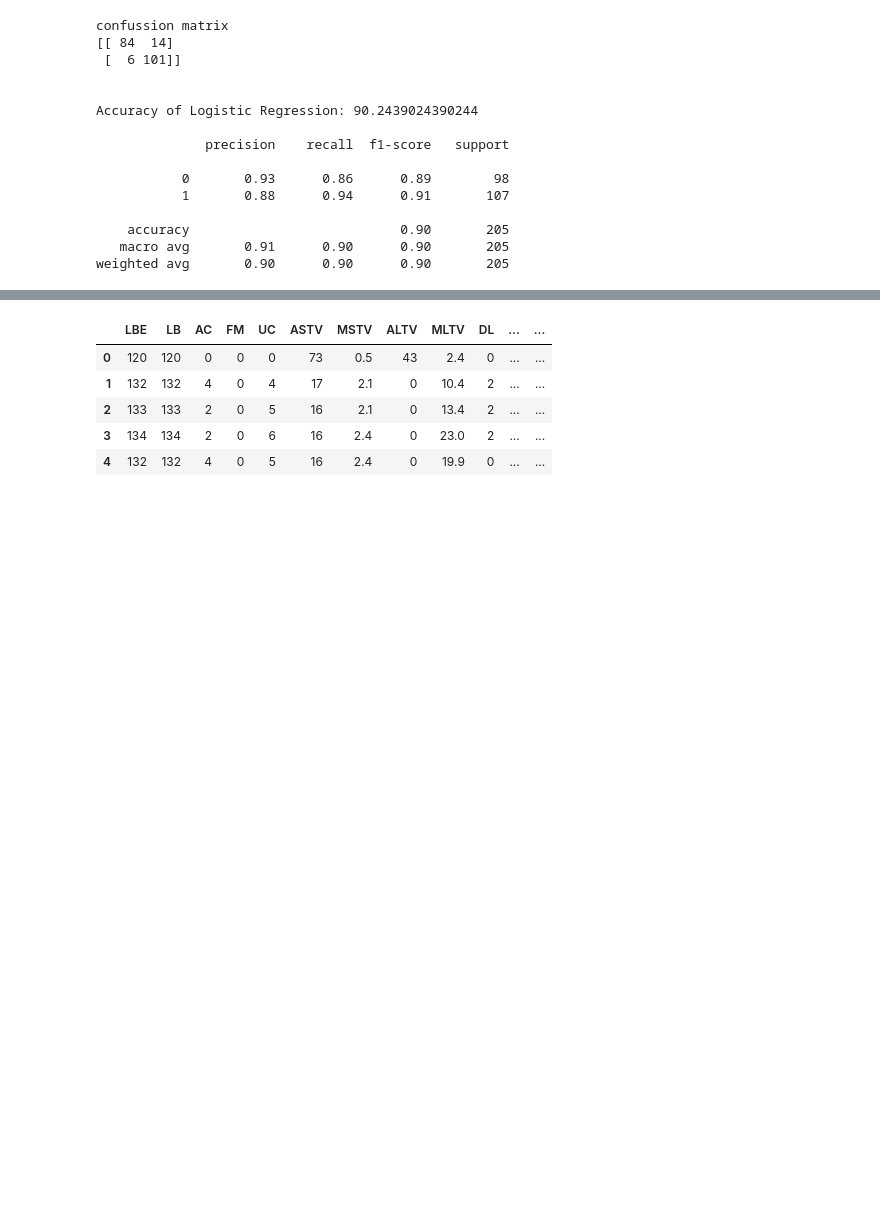
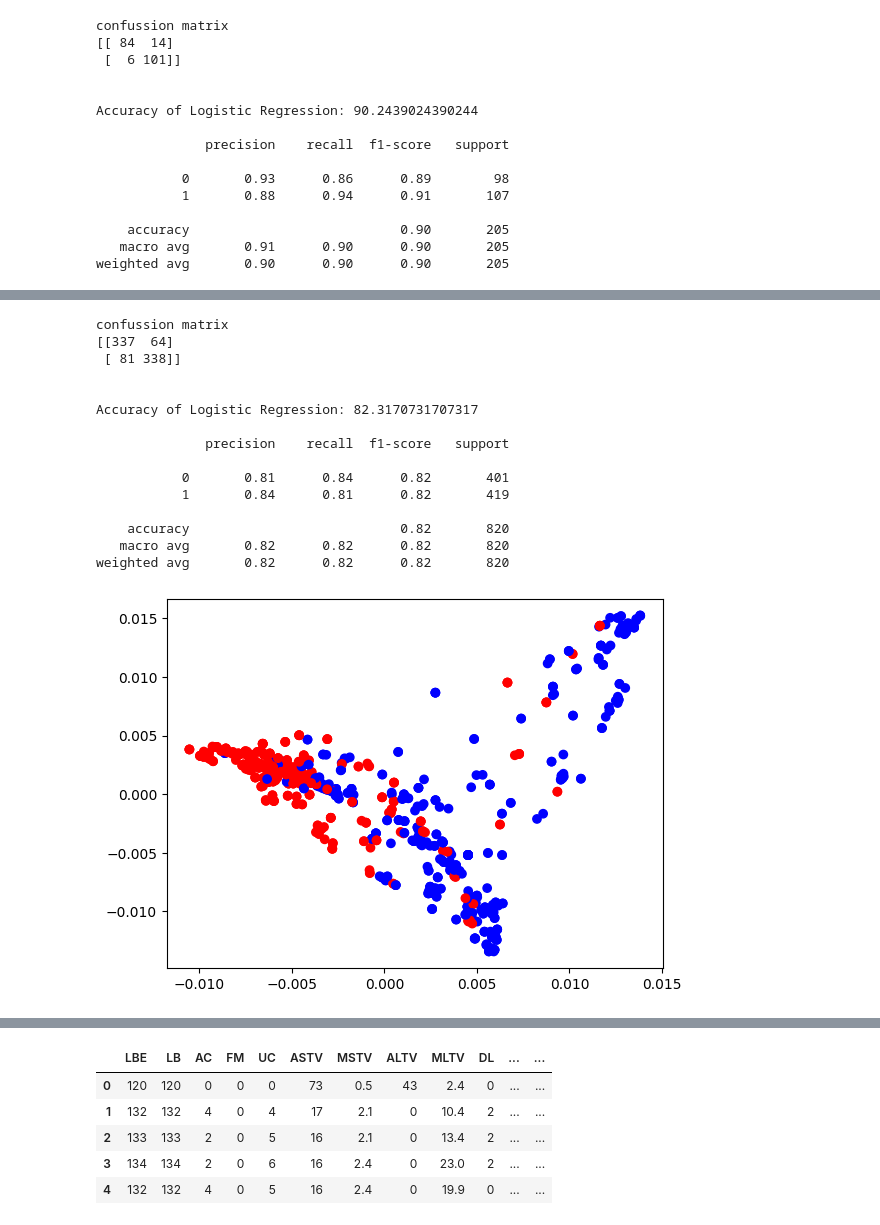
Before and after one commit to almusawiaf/CMSC635Project, a Jupyter notebook: Project_test.ipynb, the cells around one changed output, grey strips where cells are left out. Saved outputs shown, nothing was run; the diff lists cells and outputs as text; code cells hidden in the pictures; blank space fills up the shorter version.

```diff
--- a/Project_test.ipynb
+++ b/Project_test.ipynb
@@ -74,0 +141,33 @@ weighted avg       0.90      0.90      0.90       205
+# %%
+embedding = SpectralEmbedding(n_components=2, affinity='nearest_neighbors', n_neighbors=30, eigen_solver='arpack')
+X_CE = embedding.fit_transform(X_train)
+colors = ['red','blue']
+plt.scatter(X_CE[:,0],X_CE[:,1], c=y_train, cmap=matplotlib.colors.ListedColormap(colors))
+lr = LogisticRegression(max_iter=10000, penalty='l1', C=1.6, solver= 'liblinear' )
+model_spectral = lr.fit(X_CE, y_train)
+lr_predict = lr.predict(X_CE)
+#lr_predict = lr_spectral.predict(embedding.fit_transform(X_test))
+lr_conf_matrix = confusion_matrix(y_train, lr_predict)
+lr_acc_score = accuracy_score(y_train, lr_predict)
+print("confussion matrix")
+print(lr_conf_matrix)
+print("\n")
+print("Accuracy of Logistic Regression:",lr_acc_score*100,'\n')
+print(classification_report(y_train,lr_predict))
+# %% [output]
+confussion matrix
+[[337  64]
+ [ 81 338]]
+
+
+Accuracy of Logistic Regression: 82.3170731707317
+
+              precision    recall  f1-score   support
+
+           0       0.81      0.84      0.82       401
+           1       0.84      0.81      0.82       419
+
+    accuracy                           0.82       820
+   macro avg       0.82      0.82      0.82       820
+weighted avg       0.82      0.82      0.82       820
+[figure, added]
```
Also changed, not shown: parts of 18 cells of this notebook.
